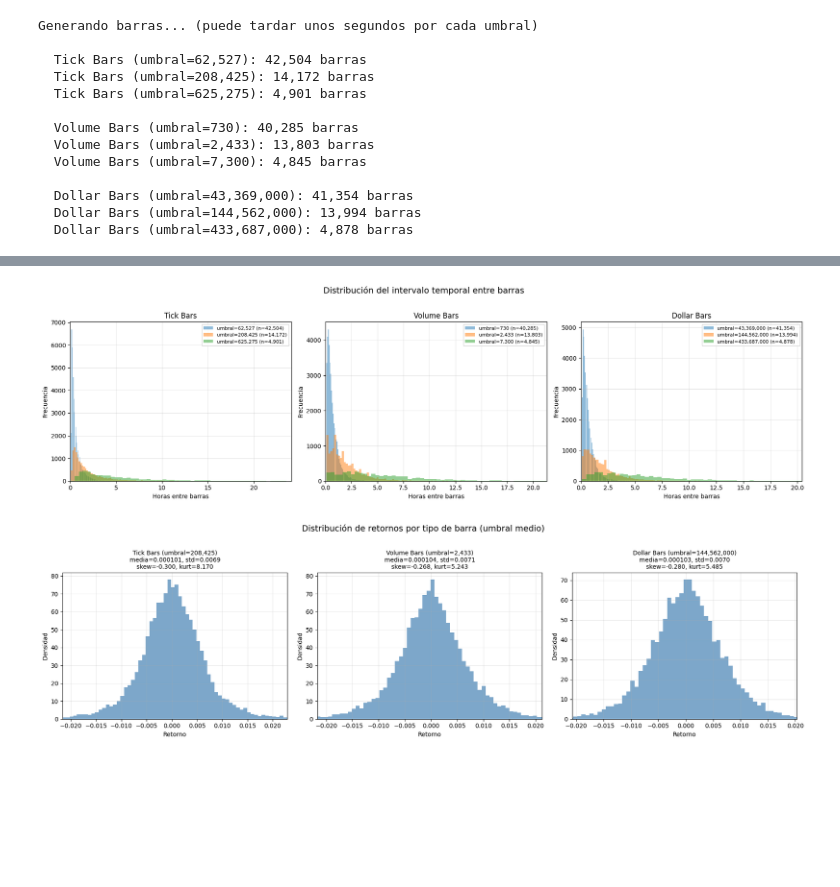
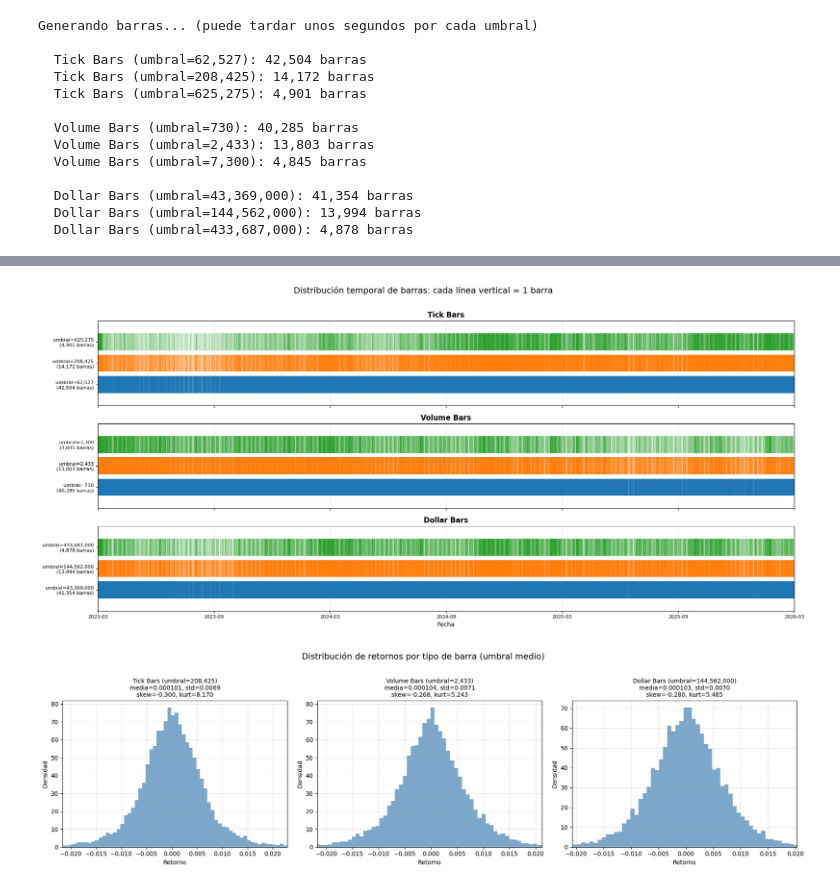
Before and after one commit to joseppsr/Preprocesado_de_datos_financieros_para_ML, a Jupyter notebook: Tarea_preprocesado_datos.ipynb, the cells around one changed output, grey strips where cells are left out. Saved outputs shown, nothing was run; the diff lists cells and outputs as text; code cells hidden in the pictures; blank space fills up the shorter version.

```diff
--- a/Tarea_preprocesado_datos.ipynb
+++ b/Tarea_preprocesado_datos.ipynb
@@ -345,24 +446,48 @@ plt.show()
 # %%
-# --- Distribución del intervalo temporal entre barras ---
-fig, axes = plt.subplots(1, 3, figsize=(18, 5))
+# --- Event plot: marcas verticales en la línea temporal para cada barra ---
+fig, axes = plt.subplots(3, 1, figsize=(18, 8), sharex=True)
 
-for col_idx, (bar_type, thresholds_dict) in enumerate(bar_results.items()):
-    ax = axes[col_idx]
-    for th, bars_df in thresholds_dict.items():
-        dt_hours = bars_df["open_time"].diff().dt.total_seconds().dropna() / 3600
-        ax.hist(dt_hours, bins=100, alpha=0.5, label=f"umbral={th:,.0f} (n={len(bars_df):,})")
-    ax.set_title(bar_type, fontsize=12)
-    ax.set_xlabel("Horas entre barras")
-    ax.set_ylabel("Frecuencia")
-    ax.legend(fontsize=8)
-    ax.set_xlim(0, dt_hours.quantile(0.99))
-    ax.grid(True, alpha=0.3)
+colors = ["#1f77b4", "#ff7f0e", "#2ca02c"]
 
-fig.suptitle("Distribución del intervalo temporal entre barras", fontsize=14, y=1.02)
+for row_idx, (bar_type, thresholds_dict) in enumerate(bar_results.items()):
+    ax = axes[row_idx]
+    th_list = list(thresholds_dict.items())
+    for i, (th, bars_df) in enumerate(th_list):
+        # Convertir timestamps a matplotlib dates
+        times = bars_df["open_time"].values
+        # eventplot espera valores numéricos
+        times_num = pd.to_datetime(times).map(lambda x: x.timestamp())
+        ax.eventplot(
+            [times_num],
+            lineoffsets=i,
+            linelengths=0.8,
+            linewidths=0.3,
+            colors=[colors[i]],
+        )
+    ax.set_yticks(range(len(th_list)))
+    ax.set_yticklabels([f"umbral={th:,.0f}\n({len(b):,} barras)" for th, b in th_list], fontsize=8)
+    ax.set_title(bar_type, fontsize=12, fontweight="bold")
+    ax.grid(True, axis="x", alpha=0.3)
+
+# Convertir eje x a fechas legibles
+import matplotlib.dates as mdates
+for ax in axes:
+    # Reescalar eje x con fechas
+    ax.set_xlim(
+        pd.Timestamp(START_DATE).timestamp(),
+        pd.Timestamp(END_DATE).timestamp(),
+    )
+    # Poner ticks con fechas
+    xticks = pd.date_range(START_DATE, END_DATE, periods=7)
+    ax.set_xticks([t.timestamp() for t in xticks])
+    ax.set_xticklabels([t.strftime("%Y-%m") for t in xticks], fontsize=8)
+
+axes[-1].set_xlabel("Fecha")
+fig.suptitle("Distribución temporal de barras: cada línea vertical = 1 barra", fontsize=14, y=1.01)
 plt.tight_layout()
 plt.show()
 # %% [output]
-[figure, old version]
+[figure, new version]
 # %%
 # --- Comparar propiedades estadísticas: retornos de cada tipo de barra ---
 fig, axes = plt.subplots(1, 3, figsize=(18, 5))
```
Also changed, not shown: parts of 26 cells of this notebook.
